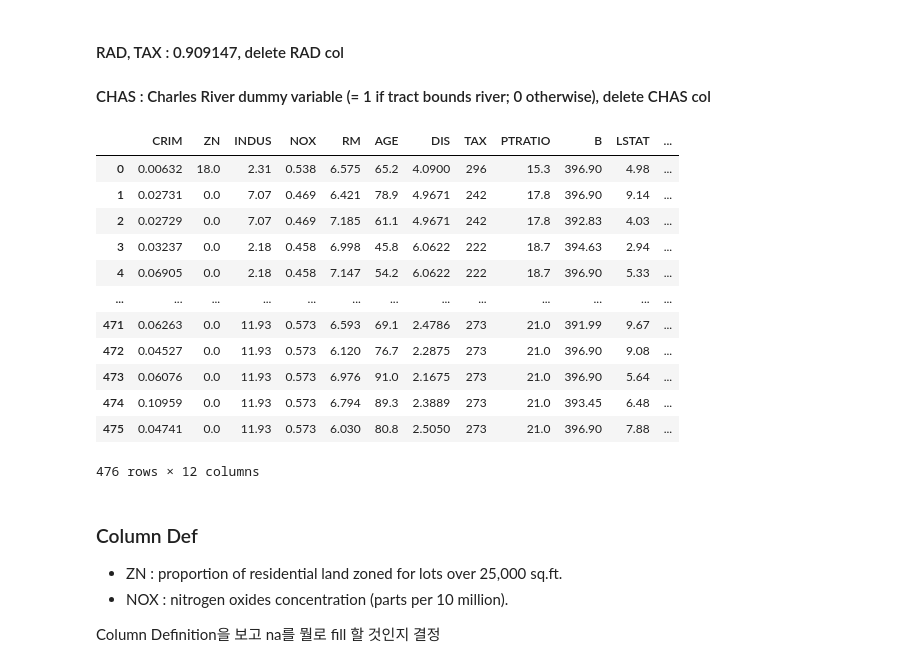
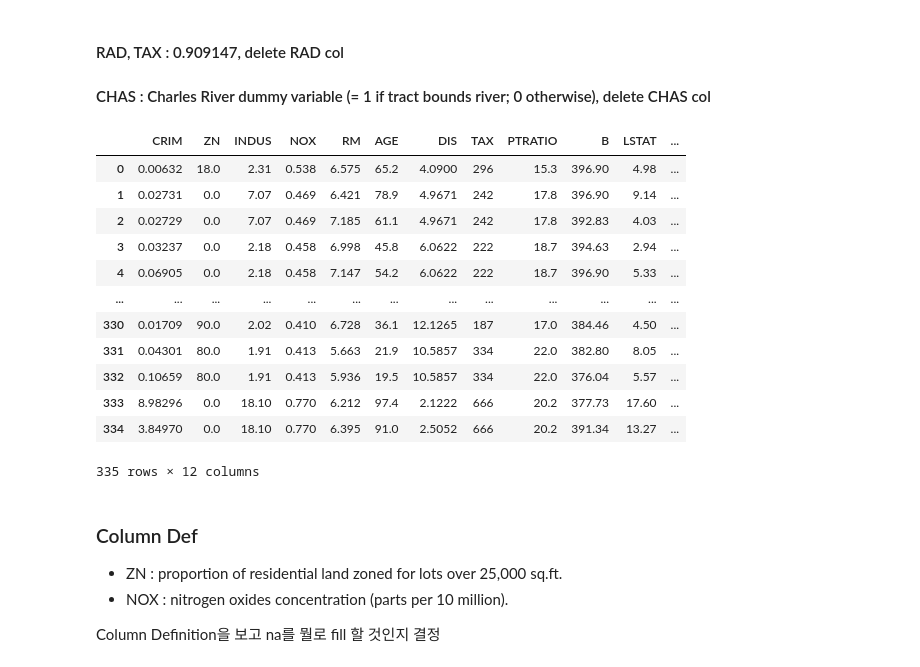
Before and after one commit to viadark/ai_ml_study, a Jupyter notebook: boston_contest/boston_baseline.ipynb, the cells around one changed output. Cells and saved outputs as stored; diff of their text form; code cells hidden in the pictures.

```diff
--- a/boston_contest/boston_baseline.ipynb
+++ b/boston_contest/boston_baseline.ipynb
@@ -165,21 +156,22 @@ dtype: float64
 # %%
 data.drop(['RAD'], axis='columns', inplace=True)
 data.drop(['CHAS'], axis='columns', inplace=True)
+data = data.drop(index=range(335,len(data)))
 data
 # %% [output]
 |  | CRIM | ZN | INDUS | NOX | RM | AGE | DIS | TAX | PTRATIO | B | LSTAT | ... |
 | 0 | 0.00632 | 18.0 | 2.31 | 0.538 | 6.575 | 65.2 | 4.0900 | 296 | 15.3 | 396.90 | 4.98 | ... |
 | 1 | 0.02731 | 0.0 | 7.07 | 0.469 | 6.421 | 78.9 | 4.9671 | 242 | 17.8 | 396.90 | 9.14 | ... |
 | 2 | 0.02729 | 0.0 | 7.07 | 0.469 | 7.185 | 61.1 | 4.9671 | 242 | 17.8 | 392.83 | 4.03 | ... |
 | 3 | 0.03237 | 0.0 | 2.18 | 0.458 | 6.998 | 45.8 | 6.0622 | 222 | 18.7 | 394.63 | 2.94 | ... |
 | 4 | 0.06905 | 0.0 | 2.18 | 0.458 | 7.147 | 54.2 | 6.0622 | 222 | 18.7 | 396.90 | 5.33 | ... |
 | ... | ... | ... | ... | ... | ... | ... | ... | ... | ... | ... | ... | ... |
-| 471 | 0.06263 | 0.0 | 11.93 | 0.573 | 6.593 | 69.1 | 2.4786 | 273 | 21.0 | 391.99 | 9.67 | ... |
-| 472 | 0.04527 | 0.0 | 11.93 | 0.573 | 6.120 | 76.7 | 2.2875 | 273 | 21.0 | 396.90 | 9.08 | ... |
-| 473 | 0.06076 | 0.0 | 11.93 | 0.573 | 6.976 | 91.0 | 2.1675 | 273 | 21.0 | 396.90 | 5.64 | ... |
-| 474 | 0.10959 | 0.0 | 11.93 | 0.573 | 6.794 | 89.3 | 2.3889 | 273 | 21.0 | 393.45 | 6.48 | ... |
-| 475 | 0.04741 | 0.0 | 11.93 | 0.573 | 6.030 | 80.8 | 2.5050 | 273 | 21.0 | 396.90 | 7.88 | ... |
+| 330 | 0.01709 | 90.0 | 2.02 | 0.410 | 6.728 | 36.1 | 12.1265 | 187 | 17.0 | 384.46 | 4.50 | ... |
+| 331 | 0.04301 | 80.0 | 1.91 | 0.413 | 5.663 | 21.9 | 10.5857 | 334 | 22.0 | 382.80 | 8.05 | ... |
+| 332 | 0.10659 | 80.0 | 1.91 | 0.413 | 5.936 | 19.5 | 10.5857 | 334 | 22.0 | 376.04 | 5.57 | ... |
+| 333 | 8.98296 | 0.0 | 18.10 | 0.770 | 6.212 | 97.4 | 2.1222 | 666 | 20.2 | 377.73 | 17.60 | ... |
+| 334 | 3.84970 | 0.0 | 18.10 | 0.770 | 6.395 | 91.0 | 2.5052 | 666 | 20.2 | 391.34 | 13.27 | ... |
-476 rows × 12 columns
+335 rows × 12 columns
 # %% [markdown]
 ### Column Def
 - ZN : proportion of residential land zoned for lots over 25,000 sq.ft.
```
Also changed, not shown: parts of 11 cells of this notebook, 9 other files.
